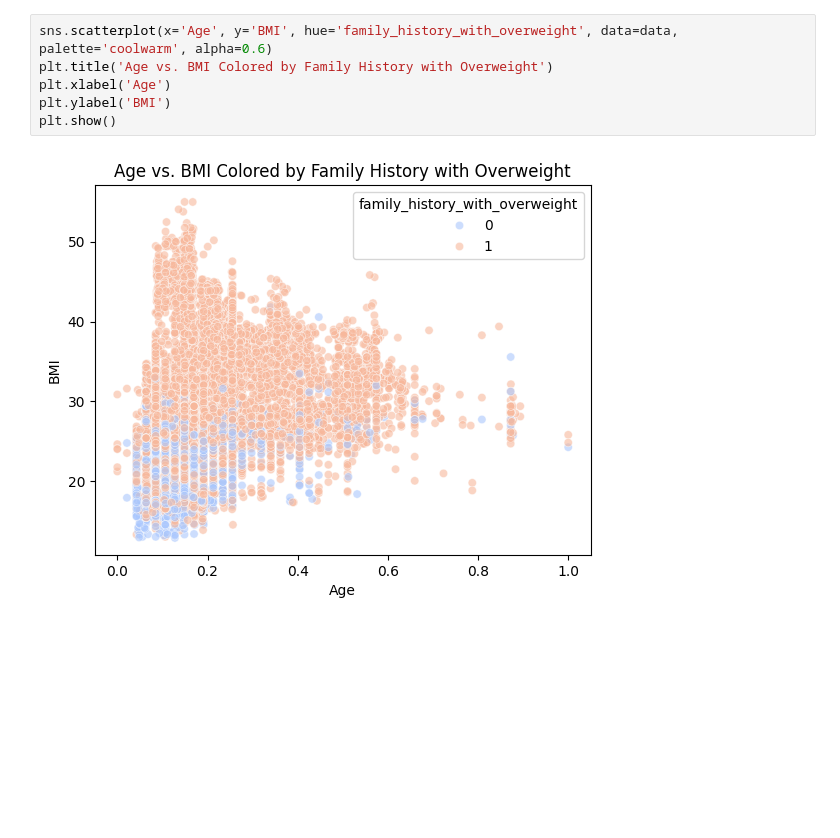
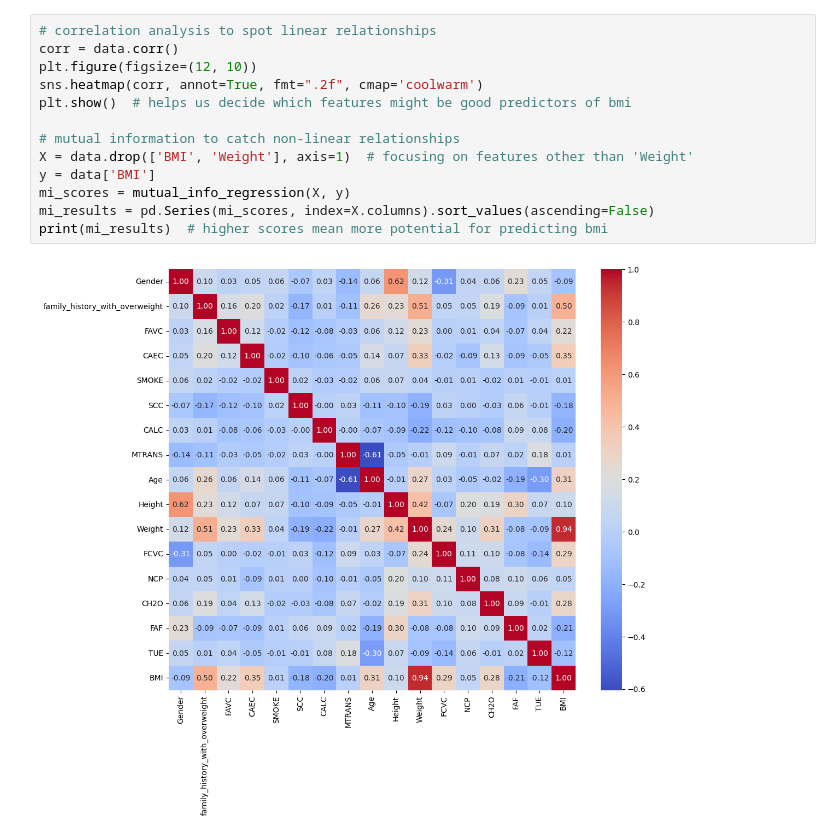
Before and after one commit to fellobello/data-viz, a Jupyter notebook: data.ipynb, the cells around one changed output. Cells and saved outputs as stored; diff of their text form; blank space fills up the shorter version.

```diff
--- a/data.ipynb
+++ b/data.ipynb
@@ -172,8 +43,15 @@ plt.show()
-# %%
-sns.scatterplot(x='Age', y='BMI', hue='family_history_with_overweight', data=data, palette='coolwarm', alpha=0.6)
-plt.title('Age vs. BMI Colored by Family History with Overweight')
-plt.xlabel('Age')
-plt.ylabel('BMI')
-plt.show()
-# %% [output]
-[figure, removed]
+# %%
+# correlation analysis to spot linear relationships
+corr = data.corr()
+plt.figure(figsize=(12, 10))
+sns.heatmap(corr, annot=True, fmt=".2f", cmap='coolwarm')
+plt.show()  # helps us decide which features might be good predictors of bmi
+
+# mutual information to catch non-linear relationships
+X = data.drop(['BMI', 'Weight'], axis=1)  # focusing on features other than 'Weight'
+y = data['BMI']
+mi_scores = mutual_info_regression(X, y)
+mi_results = pd.Series(mi_scores, index=X.columns).sort_values(ascending=False)
+print(mi_results)  # higher scores mean more potential for predicting bmi
+# %% [output]
+[figure, added]
```
Also changed, not shown: parts of 16 cells of this notebook, 1 other file.
